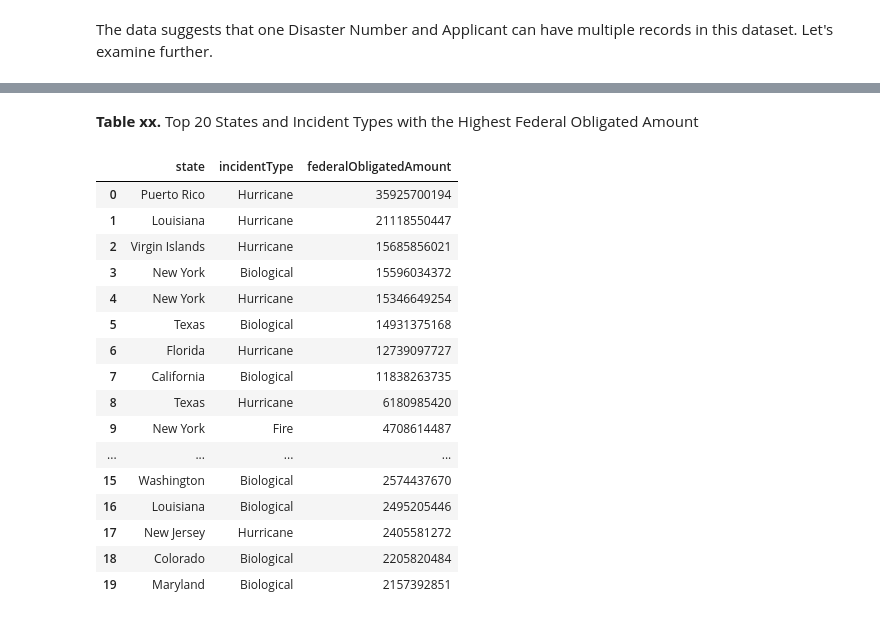
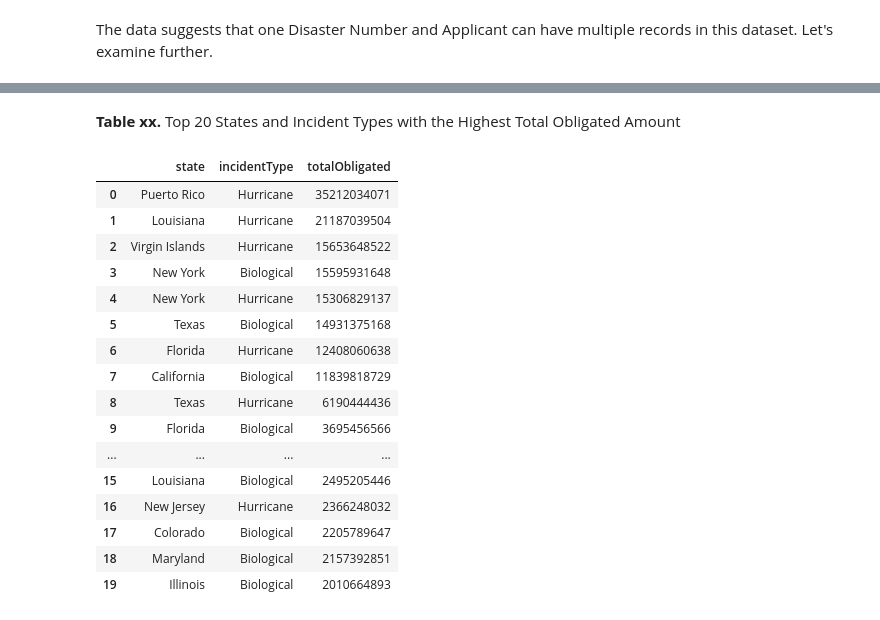
Before and after one commit to mebauer/fema-disaster-information, a Jupyter notebook: public-assistance.ipynb, the cells around one changed output, grey strips where cells are left out. Saved outputs shown, nothing was run; the diff lists cells and outputs as text; code cells hidden in the pictures.

```diff
--- a/public-assistance.ipynb
+++ b/public-assistance.ipynb
@@ -370,8 +378,9 @@ From the analysis above, unique record consists of a disaster, an applicant, and
 # %%
 sql = """
     SELECT
-        ROUND(SUM(federalObligatedAmount), 0)::BIGINT AS federalObligatedAmount
+        ROUND(SUM(totalObligated), 0)::BIGINT AS totalObligated
     FROM public_assistance
+    WHERE declarationDate >= '2003-01-01'
 """
 
 con.sql(sql)
@@ -385,6 +394,6 @@ con.sql(sql)
 # %%
 # format dollar value
-federalObligatedAmount = con.sql(sql).df().values[0][0]
+totalObligated = con.sql(sql).df().values[0][0]
 
-print(f"Total federal obligated amount: ${federalObligatedAmount:,}")
+print(f"Total public assistance program federal obligated amount: ${totalObligated:,}")
 # %% [output]
@@ -687,42 +671,41 @@ con.sql("""
 # %% [markdown]
-**Table xx.** Top 20 States and Incident Types with the Highest Federal Obligated Amount
+**Table xx.** Top 20 States and Incident Types with the Highest Total Obligated Amount
 # %%
 sql = """
     SELECT
         state,
         incidentType,
-        ROUND(SUM(federalObligatedAmount), 0)::BIGINT AS federalObligatedAmount
+        ROUND(SUM(totalObligated), 0)::BIGINT AS totalObligated
     FROM
         public_assistance
-    GROUP BY
-        state, incidentType
-    ORDER BY
-        federalObligatedAmount DESC
+    WHERE declarationDate >= '2003-01-01'
+    GROUP BY 1, 2
+    ORDER BY totalObligated DESC
 """
 
 relation = con.sql(sql)
 
 con.sql("""
     SELECT *
     FROM relation
-    ORDER BY federalObligatedAmount DESC
+    ORDER BY totalObligated DESC
     LIMIT 20
 """).df()
 # %% [output]
-|  | state | incidentType | federalObligatedAmount |
-| 0 | Puerto Rico | Hurricane | 35925700194 |
-| 1 | Louisiana | Hurricane | 21118550447 |
-| 2 | Virgin Islands | Hurricane | 15685856021 |
-| 3 | New York | Biological | 15596034372 |
-| 4 | New York | Hurricane | 15346649254 |
+|  | state | incidentType | totalObligated |
+| 0 | Puerto Rico | Hurricane | 35212034071 |
+| 1 | Louisiana | Hurricane | 21187039504 |
+| 2 | Virgin Islands | Hurricane | 15653648522 |
+| 3 | New York | Biological | 15595931648 |
+| 4 | New York | Hurricane | 15306829137 |
 | 5 | Texas | Biological | 14931375168 |
-| 6 | Florida | Hurricane | 12739097727 |
-| 7 | California | Biological | 11838263735 |
-| 8 | Texas | Hurricane | 6180985420 |
-| 9 | New York | Fire | 4708614487 |
+| 6 | Florida | Hurricane | 12408060638 |
+| 7 | California | Biological | 11839818729 |
+| 8 | Texas | Hurricane | 6190444436 |
+| 9 | Florida | Biological | 3695456566 |
 | ... | ... | ... | ... |
-| 15 | Washington | Biological | 2574437670 |
-| 16 | Louisiana | Biological | 2495205446 |
-| 17 | New Jersey | Hurricane | 2405581272 |
-| 18 | Colorado | Biological | 2205820484 |
-| 19 | Maryland | Biological | 2157392851 |
+| 15 | Louisiana | Biological | 2495205446 |
+| 16 | New Jersey | Hurricane | 2366248032 |
+| 17 | Colorado | Biological | 2205789647 |
+| 18 | Maryland | Biological | 2157392851 |
+| 19 | Illinois | Biological | 2010664893 |
```
Also changed, not shown: parts of 47 cells of this notebook.
